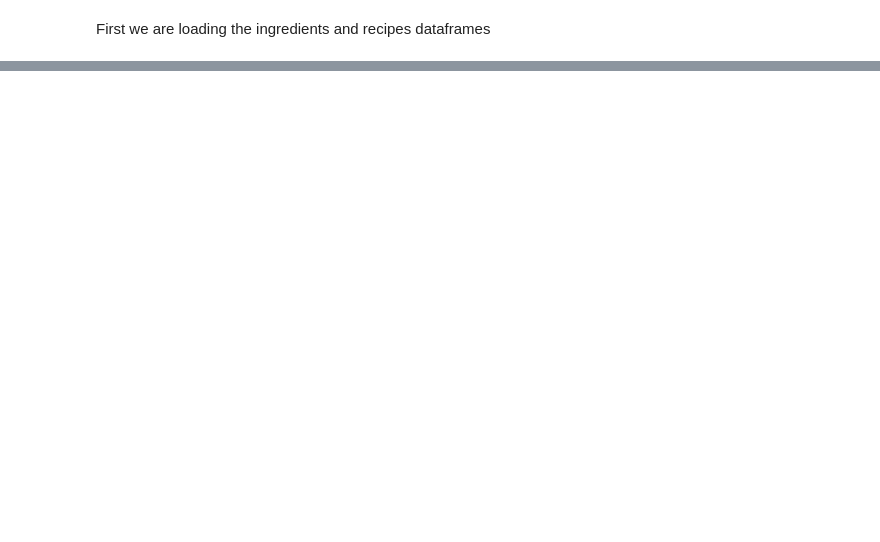
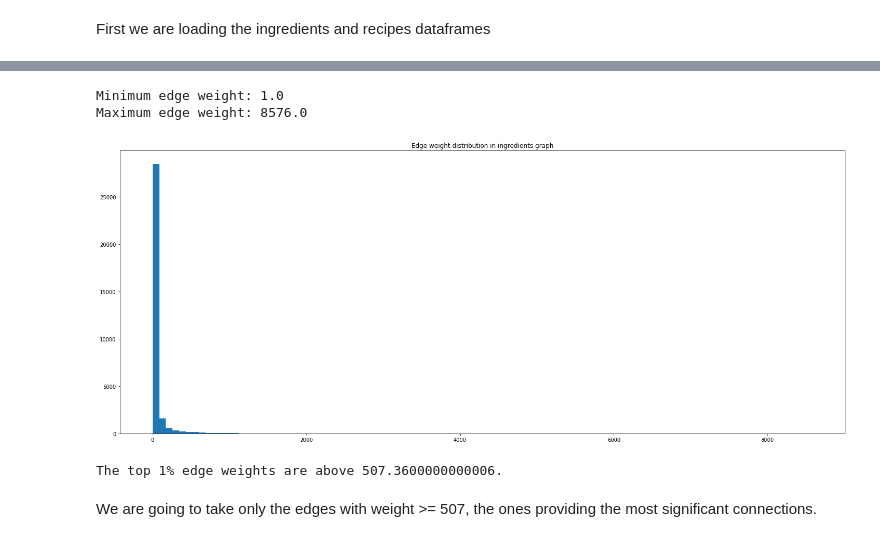
Before and after one commit to alex-mocanu/A-Network-Tour-of-DS-Homework, a Jupyter notebook: Project/explore-ingredients-graph.ipynb, the cells around one changed output, grey strips where cells are left out. Drawn from its saved outputs; the diff is of its cells as text; code cells hidden in the pictures; blank space fills up the shorter version.

```diff
--- a/Project/explore-ingredients-graph.ipynb
+++ b/Project/explore-ingredients-graph.ipynb
@@ -194,0 +139,20 @@ for ingredient in ingredientsDgCentrality[:10]:
+# %%
+# Plot edge weights histogram
+nonzero_edge_weights = ingredients_graph_raw[ingredients_graph_raw.nonzero()]
+_, axis = plt.subplots(1, 1, figsize=(25,10))
+axis.set_title('Edge weight distribution in ingredients graph')
+axis.hist(nonzero_edge_weights, bins=100)
+
+print(f'Minimum edge weight: {nonzero_edge_weights.min()}')
+print(f'Maximum edge weight: {nonzero_edge_weights.max()}')
+# %% [output]
+Minimum edge weight: 1.0
+Maximum edge weight: 8576.0
+[figure, added]
+# %%
+# Determine the top 2% edge weights
+print(f'The top 1% edge weights are above {np.percentile(nonzero_edge_weights, 98)}.')
+# %% [output]
+The top 1% edge weights are above 507.3600000000006.
+# %% [markdown]
+We are going to take only the edges with weight >= 507, the ones providing the most significant connections.
```
Also changed, not shown: parts of 60 cells of this notebook.
